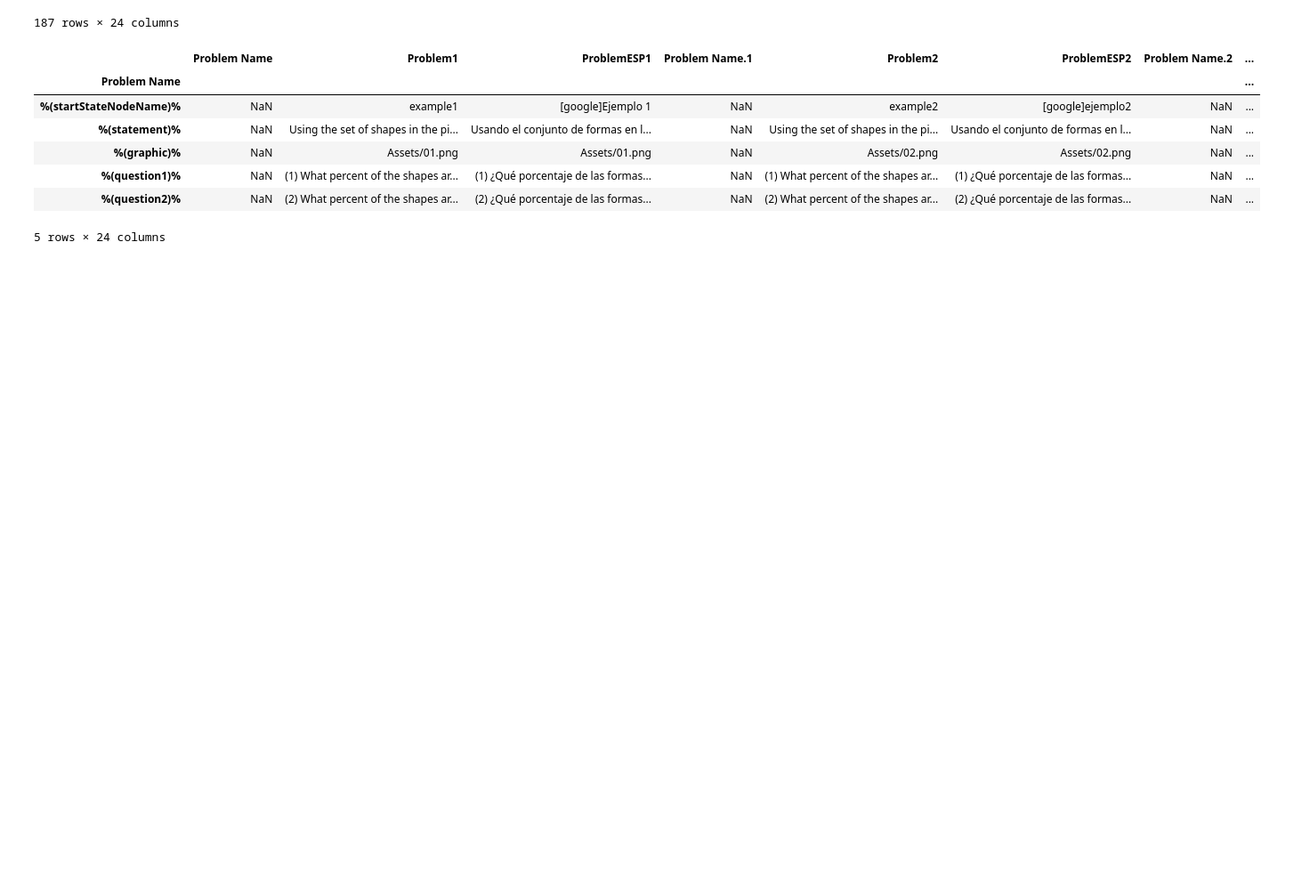
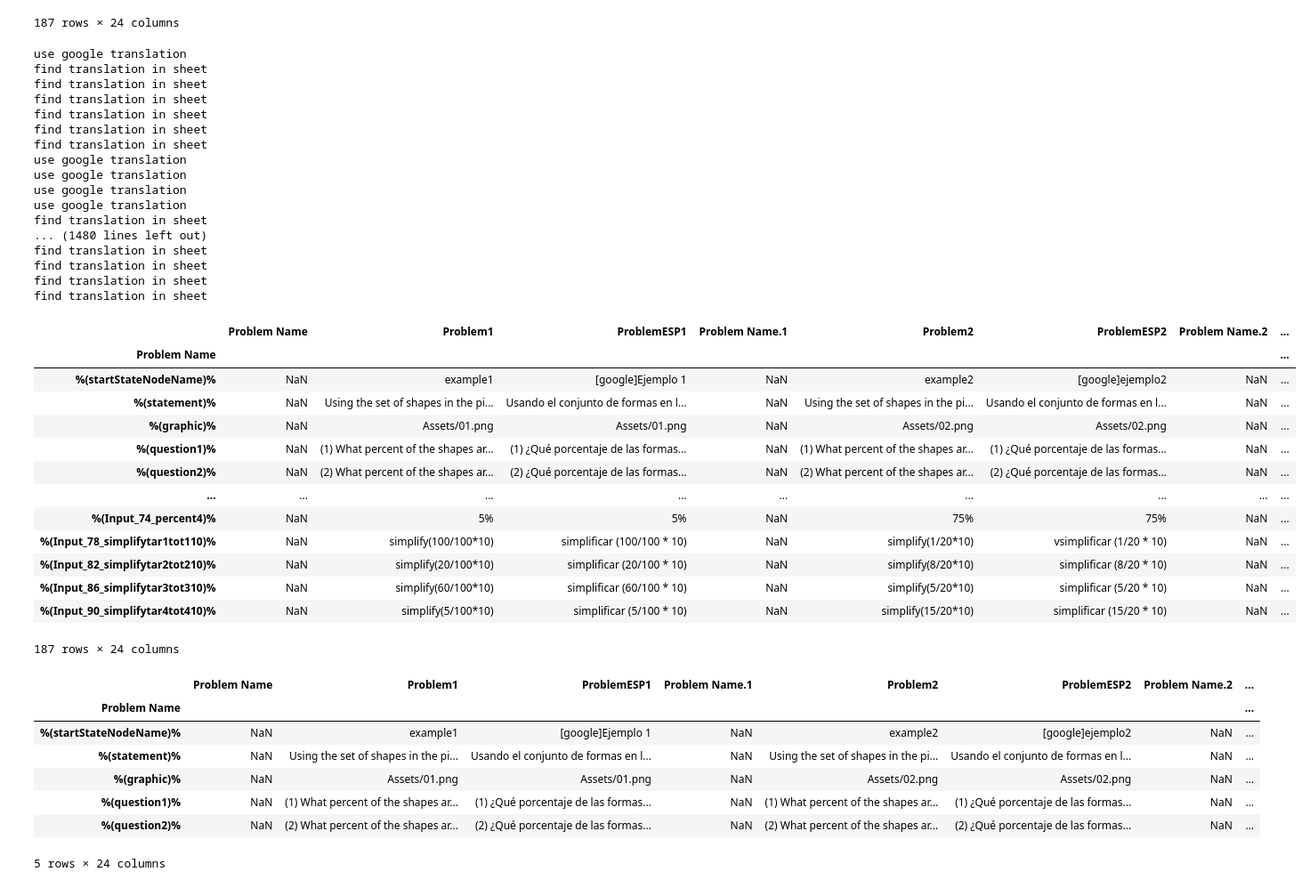
Before and after one commit to linshumeng/CTAT_translator, a Jupyter notebook: translate.ipynb, the cells around one changed output. Shown at 89% size. Cells and saved outputs as stored; diff of their text form; code cells hidden in the pictures; blank space fills up the shorter version.

Commit message:
Change the translated result

```diff
--- a/translate.ipynb
+++ b/translate.ipynb
@@ -123,35 +121,68 @@ google_dict = {}
 # %%
 # find the translation of the latest mass production table from the Greg's mass production table
+google_dict = {}
 for column in range(table_new.shape[1]):
     for row in range(table_new.shape[0]):
         content_new = str(table_new.iloc[row, column])
         column_name = table_new.columns[column]
         table_translated[column_name].iloc[row] = content_new
         column_num = table_translated.columns.get_loc(column_name)
-        # if re is used to match, the "(" should be replaced by "\("
-        # content_new = content_new.replace("(", "\(")
-        # content_new = content_new.replace(")", "\)")
         # no translation
         if table_old[table_old[column_name] == str(content_new)].empty:
-            if content_new in google_dict:
+            if content_new.isdigit() or content_new == '':
+                print("digital or empty")
+                content_translated = content_new
+            elif content_new in google_dict:
+                print("find translation in dict")
                 content_translated = google_dict[content_new]
             else:
+                print("use google translation")
                 try:
                     translation = tss.google(content_new, from_language='en', to_language=TARGET_LANG)
                 except:
                     translation = 'error'
                 content_translated = '[google]' + translation
                 google_dict[content_new] = content_translated
-            # content_translated = '[google]'
         # find translation
         else:
+            print("find translation in sheet")
             content_translated = table_old[table_old[column_name] == str(content_new)].iloc[0,column_num+1]
-        # print(content_new, content_translated)
-        # content_translated = str(content_translated).replace("['" ,"").replace("']" ,"")
-        # print(content_translated)
+        # # print(content_translated)
         table_translated.iloc[row, column_num+1] = content_translated
         # # content_translated
-# table_translated
+table_translated
+# %% [output]
+use google translation
+find translation in sheet
+find translation in sheet
+find translation in sheet
+find translation in sheet
+find translation in sheet
+find translation in sheet
+use google translation
+use google translation
+use google translation
+use google translation
+find translation in sheet
+... (1480 lines left out)
+find translation in sheet
+find translation in sheet
+find translation in sheet
+find translation in sheet
+|  | Problem Name | Problem1 | ProblemESP1 | Problem Name.1 | Problem2 | ProblemESP2 | Problem Name.2 | ... |
+| Problem Name |  |  |  |  |  |  |  | ... |
+| %(startStateNodeName)% | NaN | example1 | [google]Ejemplo 1 | NaN | example2 | [google]ejemplo2 | NaN | ... |
+| %(statement)% | NaN | Using the set of shapes in the pi... | Usando el conjunto de formas en l... | NaN | Using the set of shapes in the pi... | Usando el conjunto de formas en l... | NaN | ... |
+| %(graphic)% | NaN | Assets/01.png | Assets/01.png | NaN | Assets/02.png | Assets/02.png | NaN | ... |
+| %(question1)% | NaN | (1) What percent of the shapes ar... | (1) ¿Qué porcentaje de las formas... | NaN | (1) What percent of the shapes ar... | (1) ¿Qué porcentaje de las formas... | NaN | ... |
+| %(question2)% | NaN | (2) What percent of the shapes ar... | (2) ¿Qué porcentaje de las formas... | NaN | (2) What percent of the shapes ar... | (2) ¿Qué porcentaje de las formas... | NaN | ... |
+| ... | ... | ... | ... | ... | ... | ... | ... | ... |
+| %(Input_74_percent4)% | NaN | 5% | 5% | NaN | 75% | 75% | NaN | ... |
+| %(Input_78_simplifytar1tot110)% | NaN | simplify(100/100*10) | simplificar (100/100 * 10) | NaN | simplify(1/20*10) | vsimplificar (1/20 * 10) | NaN | ... |
+| %(Input_82_simplifytar2tot210)% | NaN | simplify(20/100*10) | simplificar (20/100 * 10) | NaN | simplify(8/20*10) | simplificar (8/20 * 10) | NaN | ... |
+| %(Input_86_simplifytar3tot310)% | NaN | simplify(60/100*10) | simplificar (60/100 * 10) | NaN | simplify(5/20*10) | simplificar (5/20 * 10) | NaN | ... |
+| %(Input_90_simplifytar4tot410)% | NaN | simplify(5/100*10) | simplificar (5/100 * 10) | NaN | simplify(15/20*10) | simplificar (15/20 * 10) | NaN | ... |
+187 rows × 24 columns
 # %%
 table_translated.head()
 # %% [output]
```
Also changed, not shown: parts of 4 cells of this notebook, 1 other file.
